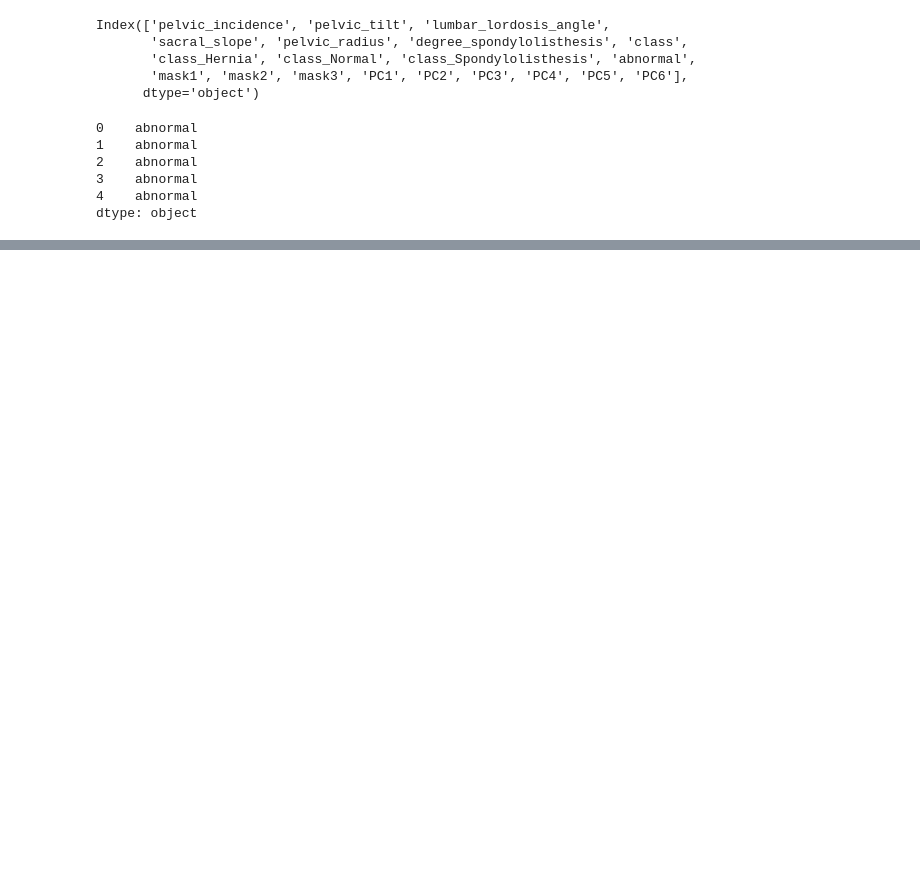
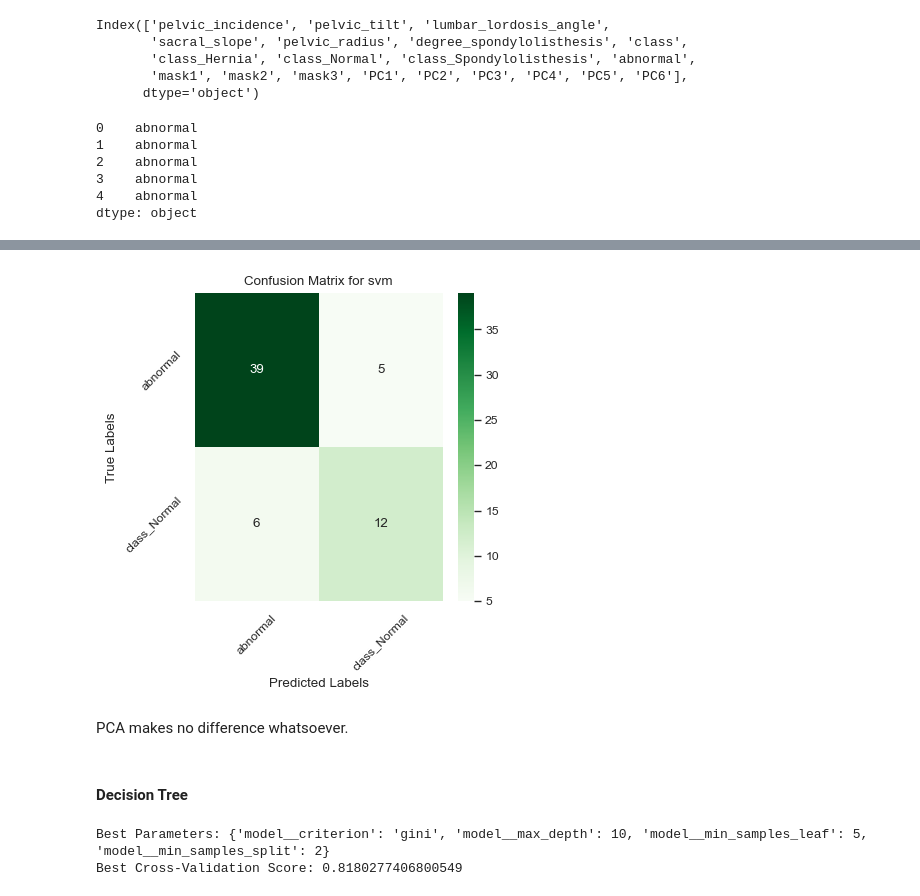
Before and after one commit to yusiGM/StrykerAI2024, a Jupyter notebook: Stryker_AI_Hackathon_YS.ipynb, the cells around one changed output, grey strips where cells are left out. Cells and saved outputs as stored; diff of their text form; code cells hidden in the pictures; blank space fills up the shorter version.

```diff
--- a/Stryker_AI_Hackathon_YS.ipynb
+++ b/Stryker_AI_Hackathon_YS.ipynb
@@ -1115,0 +1009,5 @@ It is interesting to see that the optimal parameters of logistic regression does
+# %%
+SVM_binary = MLPipeline('svm', df, 'f1_weighted')
+# %%
+SVM_binarymodel, SVM_binaryparamaters, SVM_binaryscore = SVM_binary.fit_model()
+SVM_binaryclassification_rep, SVM_binaryconf_matrix = SVM_binary.evaluate_model(SVM_binarymodel)
@@ -1115,0 +1020,8 @@ It is interesting to see that the optimal parameters of logistic regression does
+# %%
+SVM_binary.plot_confusion_matrix(SVM_binaryconf_matrix)
+# %% [output]
+[figure, added]
+# %% [markdown]
+PCA makes no difference whatsoever.
+# %% [markdown]
+#### Decision Tree
@@ -1115,0 +1033,6 @@ It is interesting to see that the optimal parameters of logistic regression does
+# %%
+print("Best Parameters:", DT_binaryparamaters)
+print("Best Cross-Validation Score:", DT_binaryscore)
+# %% [output]
+Best Parameters: {'model__criterion': 'gini', 'model__max_depth': 10, 'model__min_samples_leaf': 5, 'model__min_samples_split': 2}
+Best Cross-Validation Score: 0.8180277406800549
```
Also changed, not shown: parts of 103 cells of this notebook.
